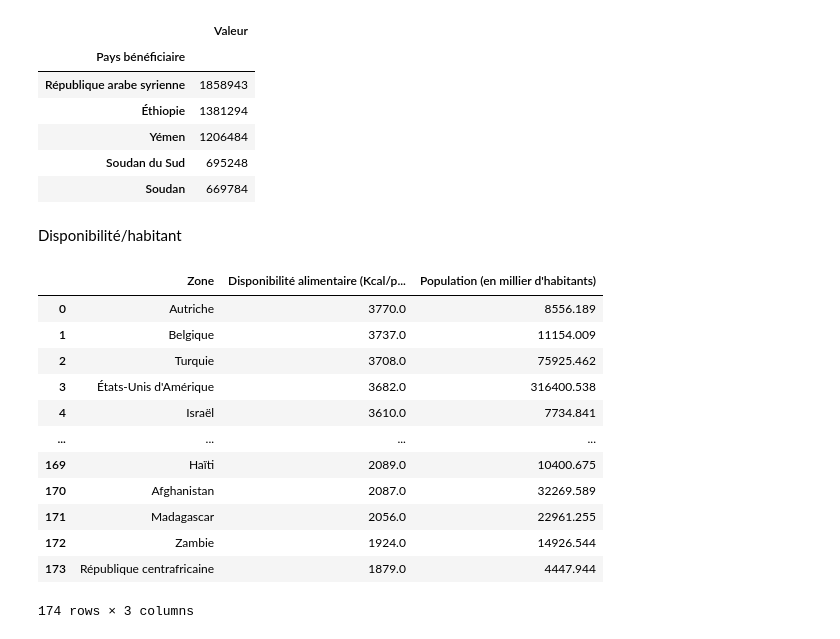
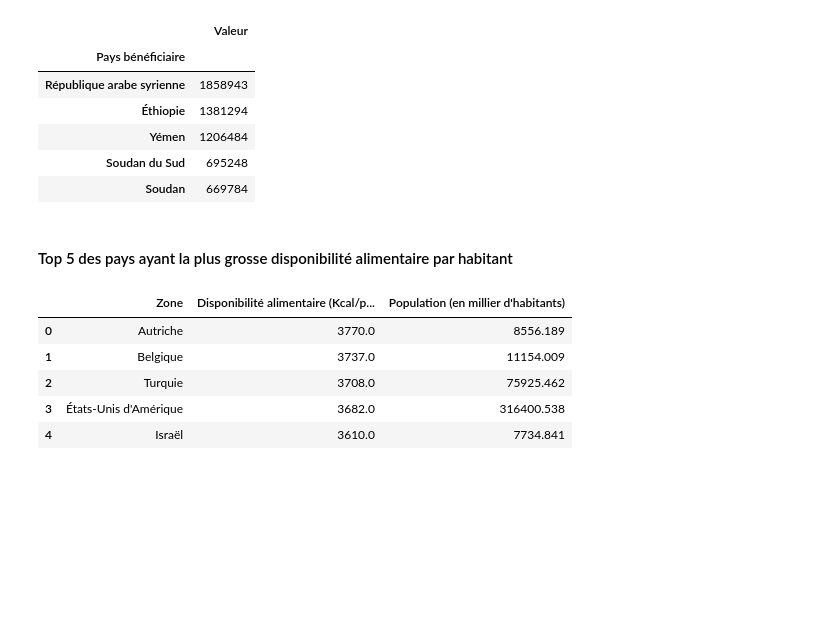
Before and after one commit to Luucaaas/R-alisezUne-tudeDeSant-Publique, a Jupyter notebook: Projet_4.ipynb, the cells around one changed output. Cells and saved outputs as stored; diff of their text form; code cells hidden in the pictures; blank space fills up the shorter version.

```diff
--- a/Projet_4.ipynb
+++ b/Projet_4.ipynb
@@ -103,25 +124,19 @@ aide.sort_values("Valeur", ascending=False).head()
 | Soudan du Sud | 695248 |
 | Soudan | 669784 |
 # %% [markdown]
-Disponibilité/habitant
+#### Top 5 des pays ayant la plus grosse disponibilité alimentaire par habitant
 # %%
 dispoAlimentaire2013 = dispo_alimentaire.groupby(["Zone"]).sum("Disponibilité alimentaire (Kcal/personne/jour)")
 dispoAlimentaire2013 = dispoAlimentaire2013[["Disponibilité alimentaire (Kcal/personne/jour)"]]
 dispoAlimentaire2013 = dispoAlimentaire2013.sort_values("Disponibilité alimentaire (Kcal/personne/jour)", ascending=False)
 popu2013 = population.loc[population["Année"]==2013,["Zone","Valeur"]]
 dispHabitant = pd.merge(dispoAlimentaire2013, popu2013, on='Zone', how='left')
-dispHabitant.rename(columns={'Valeur' : "Population (en millier d'habitants)"})
+dispHabitant.rename(columns={'Valeur' : "Population (en millier d'habitants)"}, inplace=True)
+dispHabitant.head()
 # %% [output]
 |  | Zone | Disponibilité alimentaire (Kcal/p... | Population (en millier d'habitants) |
 | 0 | Autriche | 3770.0 | 8556.189 |
 | 1 | Belgique | 3737.0 | 11154.009 |
 | 2 | Turquie | 3708.0 | 75925.462 |
 | 3 | États-Unis d'Amérique | 3682.0 | 316400.538 |
 | 4 | Israël | 3610.0 | 7734.841 |
-| ... | ... | ... | ... |
-| 169 | Haïti | 2089.0 | 10400.675 |
-| 170 | Afghanistan | 2087.0 | 32269.589 |
-| 171 | Madagascar | 2056.0 | 22961.255 |
-| 172 | Zambie | 1924.0 | 14926.544 |
-| 173 | République centrafricaine | 1879.0 | 4447.944 |
-174 rows × 3 columns
```
Also changed, not shown: parts of 21 cells of this notebook, 2 other files.
